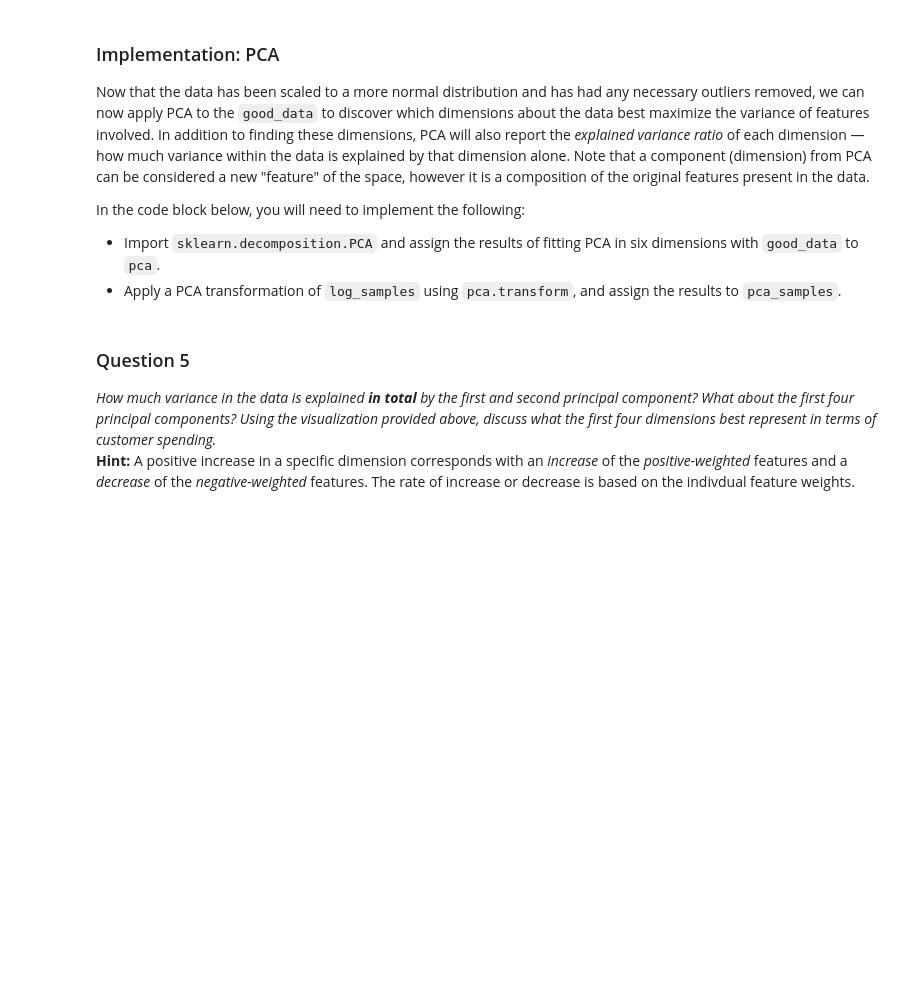
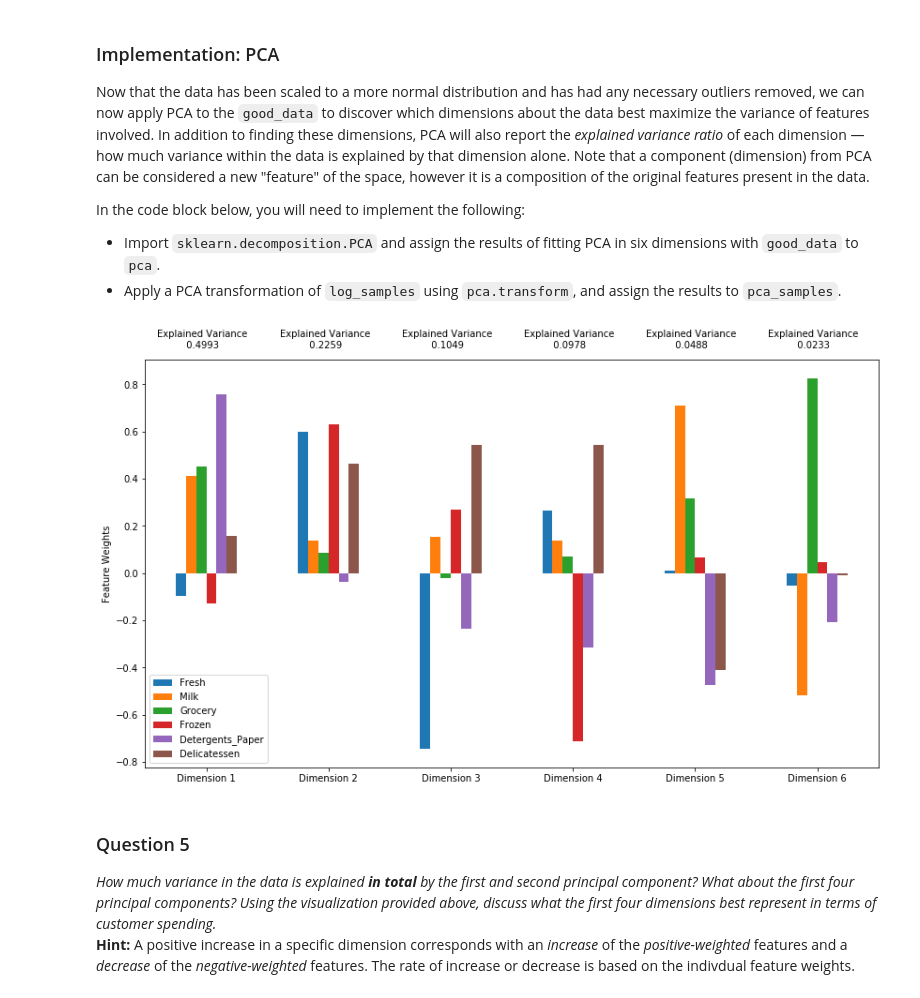
Before and after one commit to rtindru/machine-learning, a Jupyter notebook: projects/customer_segments/customer_segments.ipynb, the cells around one changed output. Cells and saved outputs as stored; diff of their text form; code cells hidden in the pictures; blank space fills up the shorter version.

```diff
--- a/projects/customer_segments/customer_segments.ipynb
+++ b/projects/customer_segments/customer_segments.ipynb
@@ -391,14 +402,18 @@ In the code block below, you will need to implement the following:
  - Import `sklearn.decomposition.PCA` and assign the results of fitting PCA in six dimensions with `good_data` to `pca`.
  - Apply a PCA transformation of `log_samples` using `pca.transform`, and assign the results to `pca_samples`.
 # %%
+from sklearn.decomposition import PCA
 # TODO: Apply PCA by fitting the good data with the same number of dimensions as features
-pca = None
+pc = PCA(n_components=len(good_data.columns))
+pca = pc.fit(good_data)
 
 # TODO: Transform log_samples using the PCA fit above
-pca_samples = None
+pca_samples = pc.transform(log_samples)
 
 # Generate PCA results plot
 pca_results = vs.pca_results(good_data, pca)
+# %% [output]
+[figure, added]
 # %% [markdown]
 ### Question 5
 *How much variance in the data is explained* ***in total*** *by the first and second principal component? What about the first four principal components? Using the visualization provided above, discuss what the first four dimensions best represent in terms of customer spending.*
```
Also changed, not shown: parts of 39 cells of this notebook, 1 other file.
